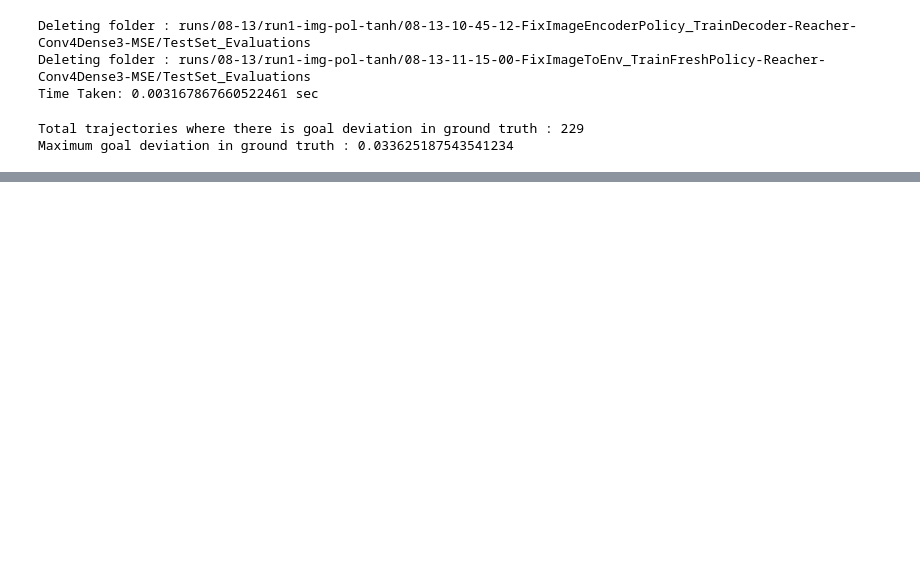
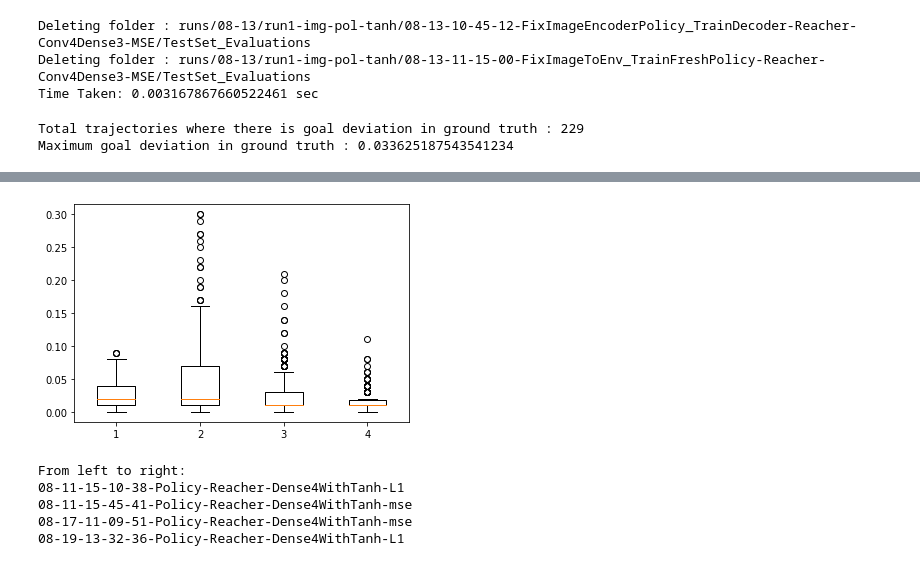
Before and after one commit to PradeepKadubandi/DemoPlanner, a Jupyter notebook: SimpleReacherExperiments.ipynb, the cells around one changed output, grey strips where cells are left out. Saved outputs shown, nothing was run; the diff lists cells and outputs as text; code cells hidden in the pictures; blank space fills up the shorter version.

```diff
--- a/SimpleReacherExperiments.ipynb
+++ b/SimpleReacherExperiments.ipynb
@@ -609,0 +589,13 @@ for i in range(2, 6):
+# %%
+box_plot_across_runs(include=['08-11-15-10-38-Policy-Reacher-Dense4WithTanh-L1',
+                              '08-11-15-45-41-Policy-Reacher-Dense4WithTanh-mse',
+                              '08-17-11-09-51-Policy-Reacher-Dense4WithTanh-mse',
+                              '08-19-13-32-36-Policy-Reacher-Dense4WithTanh-L1'
+                             ])
+# %% [output]
+[figure, added]
+From left to right:
+08-11-15-10-38-Policy-Reacher-Dense4WithTanh-L1
+08-11-15-45-41-Policy-Reacher-Dense4WithTanh-mse
+08-17-11-09-51-Policy-Reacher-Dense4WithTanh-mse
+08-19-13-32-36-Policy-Reacher-Dense4WithTanh-L1
```
Also changed, not shown: parts of 33 cells of this notebook, 1 other file.
